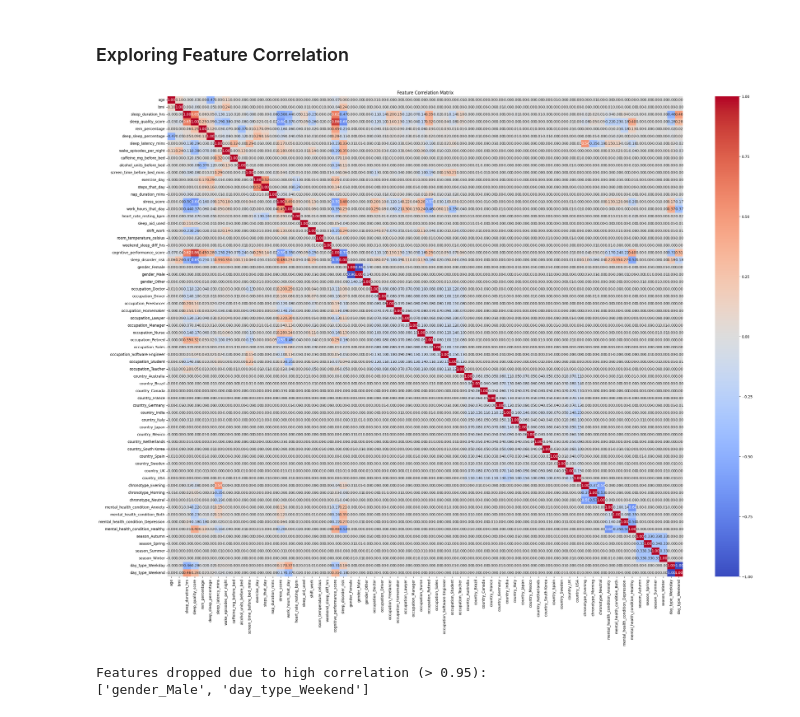
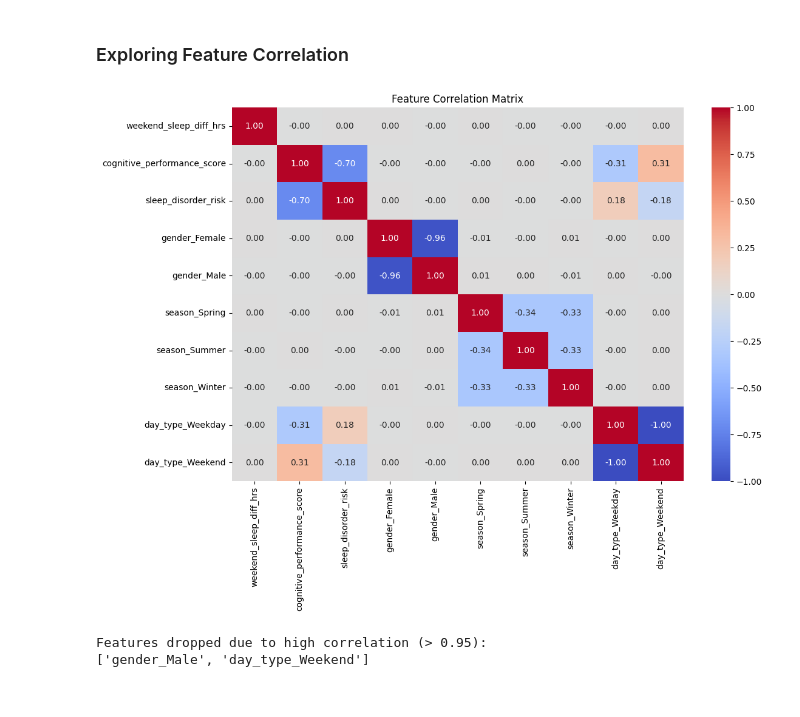
Before and after one commit to neeeal/MSCS-TIPQC, a Jupyter notebook: PSMDSSC 103/final_project/ML_Final_Req_Baseline_and_Optimized_ANN (1) - Copy.ipynb, the cells around one changed output. Saved outputs shown, nothing was run; the diff lists cells and outputs as text; code cells hidden in the pictures.

Commit message:
feat: extract only snippet of corr matrix

```diff
--- a/PSMDSSC 103/final_project/ML_Final_Req_Baseline_and_Optimized_ANN (1) - Copy.ipynb
+++ b/PSMDSSC 103/final_project/ML_Final_Req_Baseline_and_Optimized_ANN (1) - Copy.ipynb
@@ -320,14 +320,17 @@ The columns of the dataset were transformed depending on their nominal or ordina
 # %% [markdown]
 ### Exploring Feature Correlation
 # %%
+# Select the first 10 and last 10 columns
+selected_columns = list(X_train_encoded.columns[20:25]) + list(X_train_encoded.columns[-5:])
+
 # Correlation matrix to assess feature redundancy
-plt.figure(figsize=(32,24))
-correlation_matrix = X_train_encoded.corr()
+plt.figure(figsize=(12,8))
+correlation_matrix = X_train_encoded[selected_columns].corr()
 sns.heatmap(correlation_matrix, annot=True, cmap='coolwarm', fmt=".2f")
 plt.title('Feature Correlation Matrix')
 plt.show()
 # %% [output]
-[figure, old version]
+[figure, new version]
 # %%
 import numpy as np
 # Calculate the absolute correlation matrix
```
